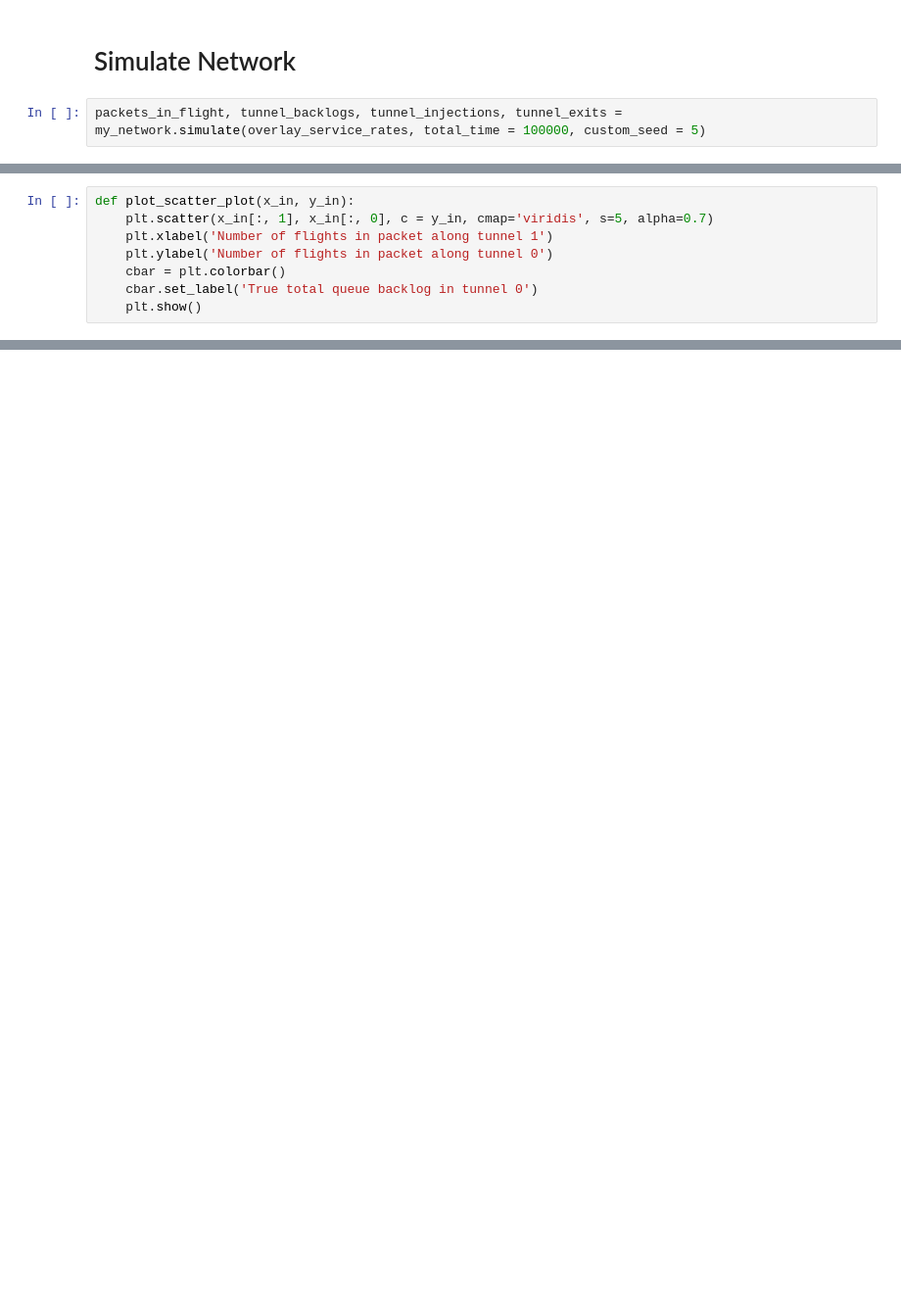
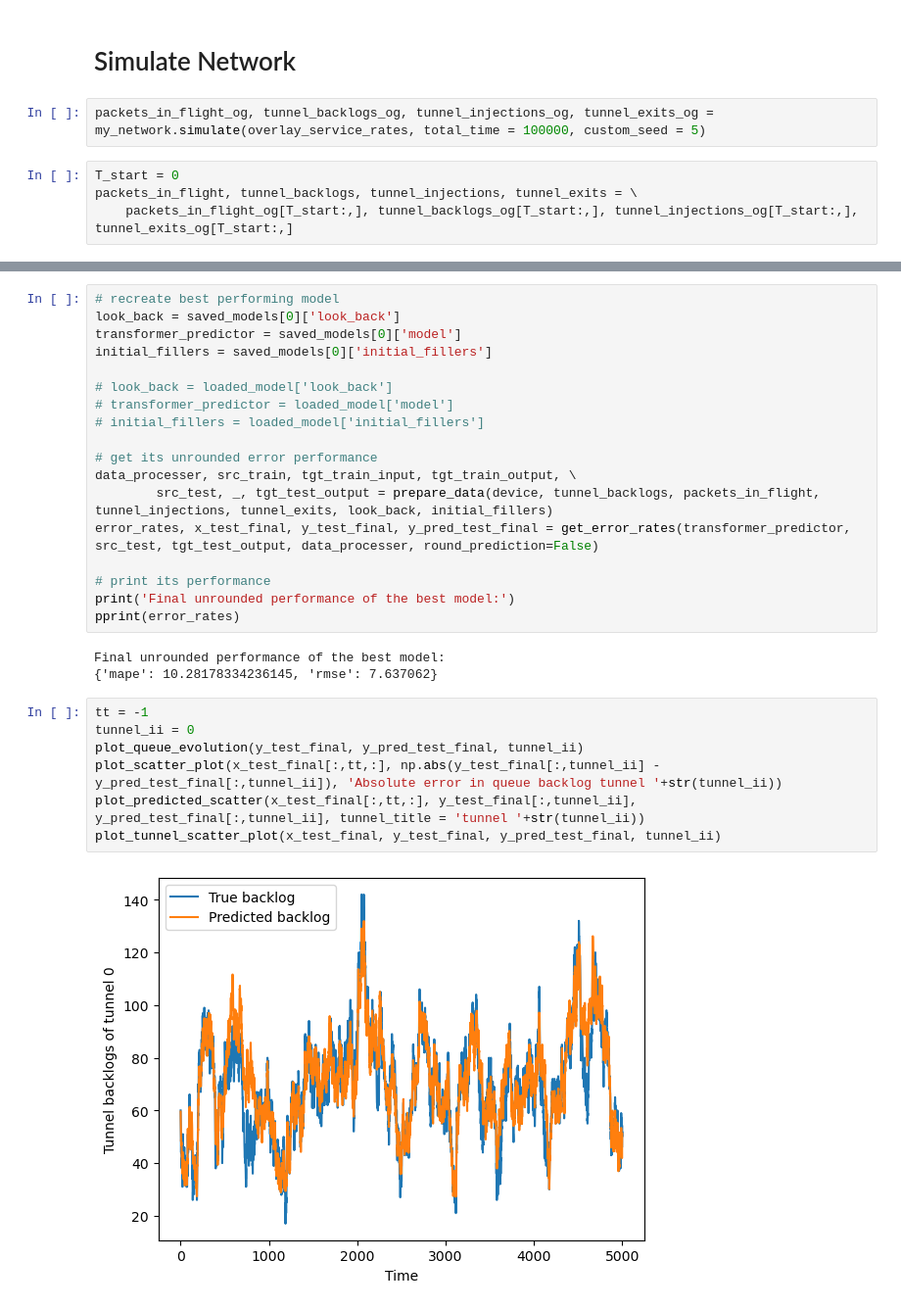
Before and after one commit to SathwikChadaga/underlay-backlog-estimation, a Jupyter notebook: transformer_backlog_prediction.ipynb, the cells around one changed output, grey strips where cells are left out. Shown at 98% size. Cells and saved outputs as stored; diff of their text form; blank space fills up the shorter version.

```diff
--- a/transformer_backlog_prediction.ipynb
+++ b/transformer_backlog_prediction.ipynb
@@ -76,4 +75,8 @@ my_network.visualize(custom_seed = 8)
 # %% [markdown]
 # Simulate Network
 # %%
-packets_in_flight, tunnel_backlogs, tunnel_injections, tunnel_exits = my_network.simulate(overlay_service_rates, total_time = 100000, custom_seed = 5)
+packets_in_flight_og, tunnel_backlogs_og, tunnel_injections_og, tunnel_exits_og = my_network.simulate(overlay_service_rates, total_time = 100000, custom_seed = 5)
+# %%
+T_start = 0
+packets_in_flight, tunnel_backlogs, tunnel_injections, tunnel_exits = \
+    packets_in_flight_og[T_start:,], tunnel_backlogs_og[T_start:,], tunnel_injections_og[T_start:,], tunnel_exits_og[T_start:,]
@@ -132,8 +319,0 @@ def get_error_rates(transformer_predictor, src, y, data_processer):
-# %%
-def plot_scatter_plot(x_in, y_in):
-    plt.scatter(x_in[:, 1], x_in[:, 0], c = y_in, cmap='viridis', s=5, alpha=0.7)
-    plt.xlabel('Number of flights in packet along tunnel 1')
-    plt.ylabel('Number of flights in packet along tunnel 0')
-    cbar = plt.colorbar()
-    cbar.set_label('True total queue backlog in tunnel 0')
-    plt.show()
@@ -251,0 +324,30 @@ plot_scatter_plot(x_test[:,tt,:].cpu().numpy(), y_pred[:,0])
+# %%
+# recreate best performing model
+look_back = saved_models[0]['look_back']
+transformer_predictor = saved_models[0]['model']
+initial_fillers = saved_models[0]['initial_fillers']
+
+# look_back = loaded_model['look_back']
+# transformer_predictor = loaded_model['model']
+# initial_fillers = loaded_model['initial_fillers']
+
+# get its unrounded error performance
+data_processer, src_train, tgt_train_input, tgt_train_output, \
+        src_test, _, tgt_test_output = prepare_data(device, tunnel_backlogs, packets_in_flight, tunnel_injections, tunnel_exits, look_back, initial_fillers)
+error_rates, x_test_final, y_test_final, y_pred_test_final = get_error_rates(transformer_predictor, src_test, tgt_test_output, data_processer, round_prediction=False)
+
+# print its performance
+print('Final unrounded performance of the best model:')
+pprint(error_rates)
+# %% [output]
+Final unrounded performance of the best model:
+{'mape': 10.28178334236145, 'rmse': 7.637062}
+# %%
+tt = -1
+tunnel_ii = 0
+plot_queue_evolution(y_test_final, y_pred_test_final, tunnel_ii)
+plot_scatter_plot(x_test_final[:,tt,:], np.abs(y_test_final[:,tunnel_ii] - y_pred_test_final[:,tunnel_ii]), 'Absolute error in queue backlog tunnel '+str(tunnel_ii))
+plot_predicted_scatter(x_test_final[:,tt,:], y_test_final[:,tunnel_ii], y_pred_test_final[:,tunnel_ii], tunnel_title = 'tunnel '+str(tunnel_ii))
+plot_tunnel_scatter_plot(x_test_final, y_test_final, y_pred_test_final, tunnel_ii)
+# %% [output]
+[figure, added]
```
Also changed, not shown: parts of 29 cells of this notebook, 6 other files.
